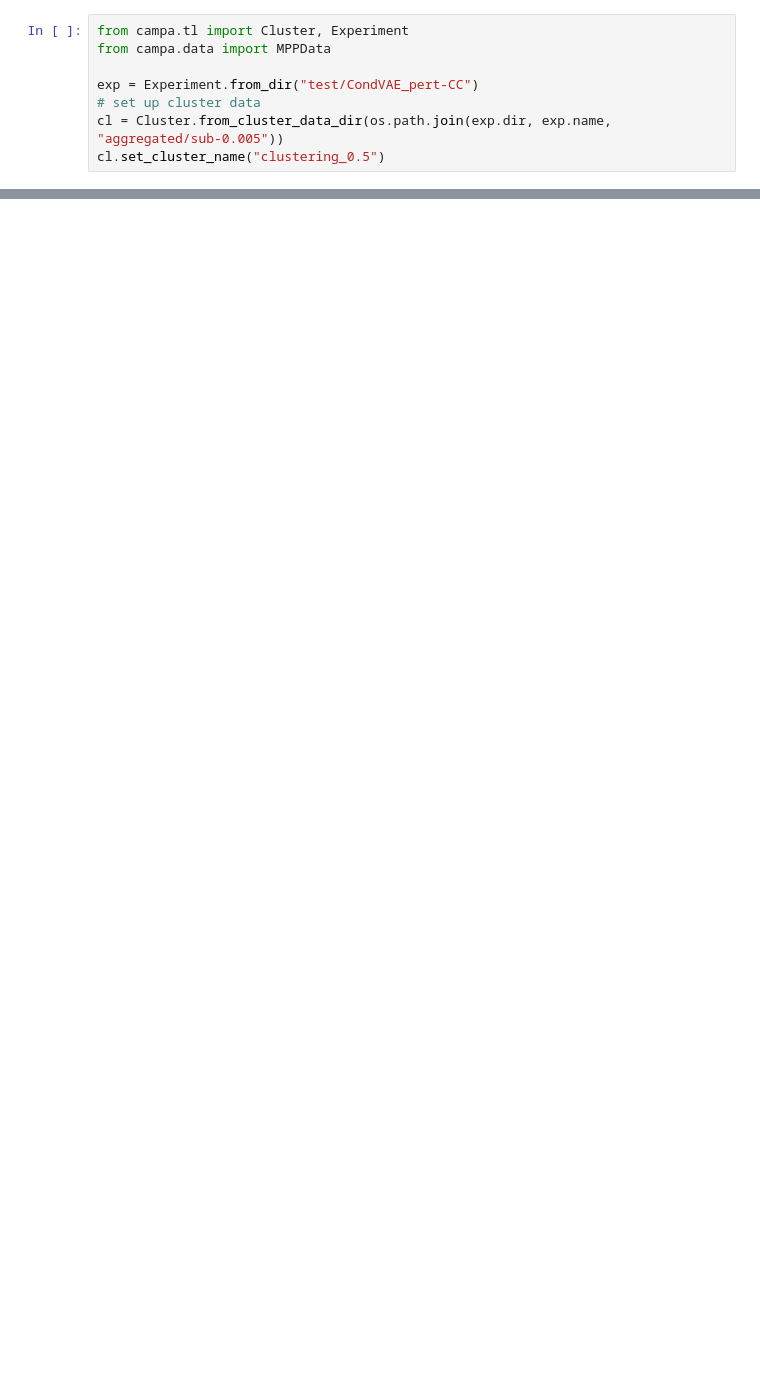
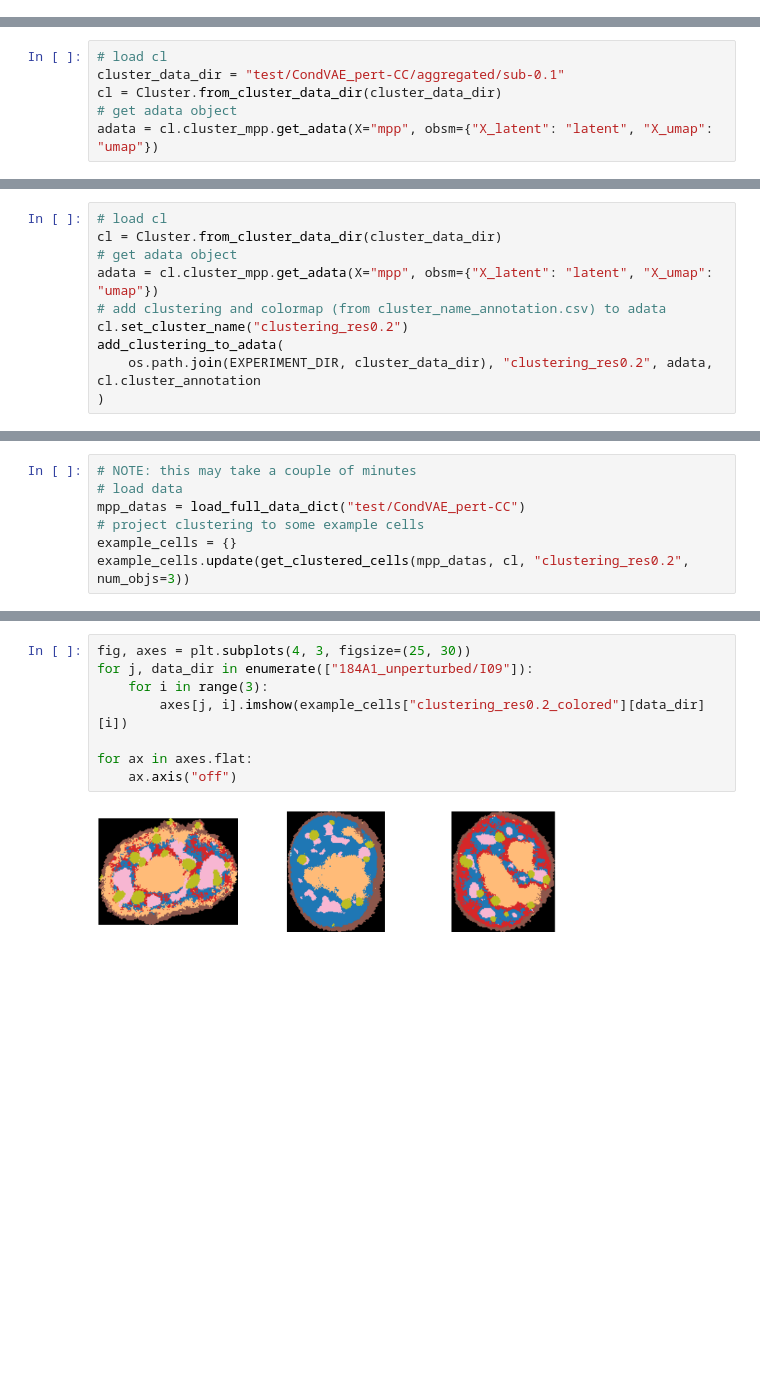
Before and after one commit to theislab/campa, a Jupyter notebook: notebooks/cluster.ipynb, the cells around one changed output, grey strips where cells are left out. Saved outputs shown, nothing was run; the diff lists cells and outputs as text; blank space fills up the shorter version.

Commit message:
update formatting, fix cluster notebook

```diff
--- a/notebooks/cluster.ipynb
+++ b/notebooks/cluster.ipynb
@@ -432,8 +0,0 @@ Saving partial keys of mpp data without a base_data_dir to enable correct loadin
-# %%
-from campa.tl import Cluster, Experiment
-from campa.data import MPPData
-
-exp = Experiment.from_dir("test/CondVAE_pert-CC")
-# set up cluster data
-cl = Cluster.from_cluster_data_dir(os.path.join(exp.dir, exp.name, "aggregated/sub-0.005"))
-cl.set_cluster_name("clustering_0.5")
@@ -456,0 +76,6 @@ array([[0, 0, 0, 0, 0, 0, 0, 0, 0, 0],
+# %%
+# load cl
+cluster_data_dir = "test/CondVAE_pert-CC/aggregated/sub-0.1"
+cl = Cluster.from_cluster_data_dir(cluster_data_dir)
+# get adata object
+adata = cl.cluster_mpp.get_adata(X="mpp", obsm={"X_latent": "latent", "X_umap": "umap"})
@@ -456,0 +198,10 @@ array([[0, 0, 0, 0, 0, 0, 0, 0, 0, 0],
+# %%
+# load cl
+cl = Cluster.from_cluster_data_dir(cluster_data_dir)
+# get adata object
+adata = cl.cluster_mpp.get_adata(X="mpp", obsm={"X_latent": "latent", "X_umap": "umap"})
+# add clustering and colormap (from cluster_name_annotation.csv) to adata
+cl.set_cluster_name("clustering_res0.2")
+add_clustering_to_adata(
+    os.path.join(EXPERIMENT_DIR, cluster_data_dir), "clustering_res0.2", adata, cl.cluster_annotation
+)
@@ -456,0 +228,7 @@ array([[0, 0, 0, 0, 0, 0, 0, 0, 0, 0],
+# %%
+# NOTE: this may take a couple of minutes
+# load data
+mpp_datas = load_full_data_dict("test/CondVAE_pert-CC")
+# project clustering to some example cells
+example_cells = {}
+example_cells.update(get_clustered_cells(mpp_datas, cl, "clustering_res0.2", num_objs=3))
@@ -456,0 +248,10 @@ array([[0, 0, 0, 0, 0, 0, 0, 0, 0, 0],
+# %%
+fig, axes = plt.subplots(4, 3, figsize=(25, 30))
+for j, data_dir in enumerate(["184A1_unperturbed/I09"]):
+    for i in range(3):
+        axes[j, i].imshow(example_cells["clustering_res0.2_colored"][data_dir][i])
+
+for ax in axes.flat:
+    ax.axis("off")
+# %% [output]
+[figure, added]
```
Also changed, not shown: parts of 47 cells of this notebook, 30 other files.
